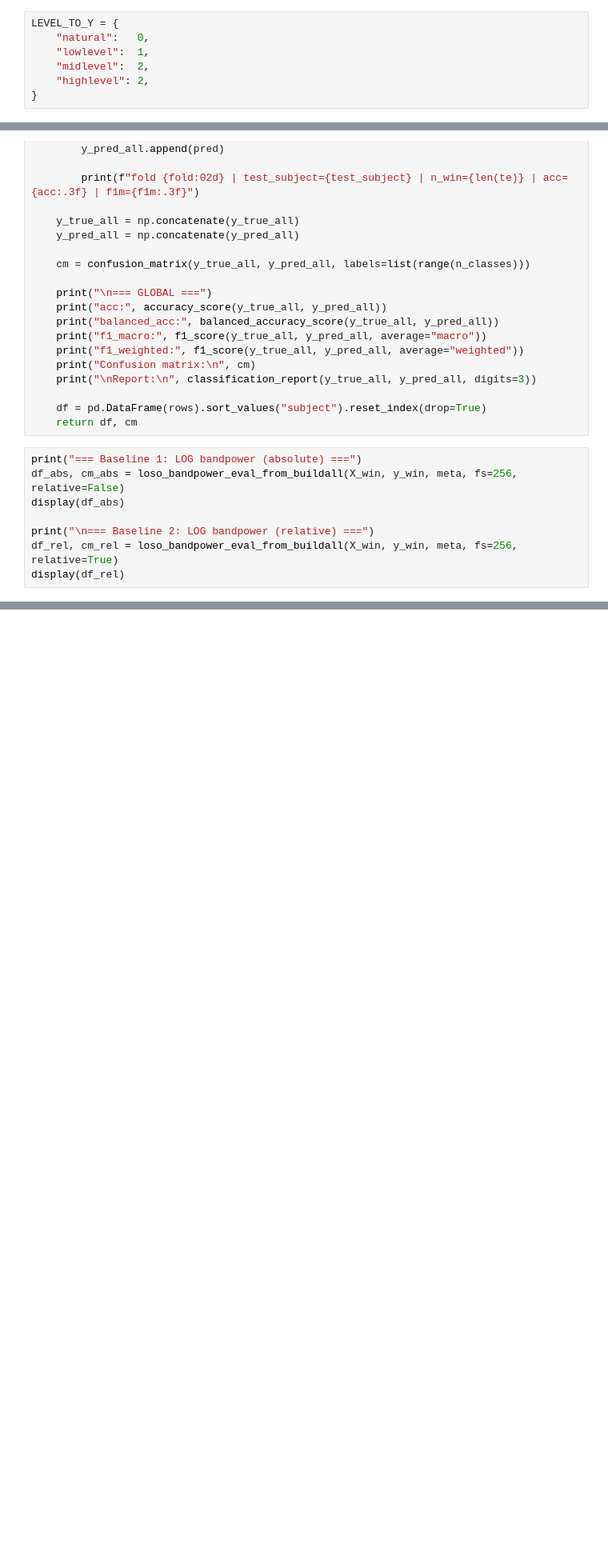
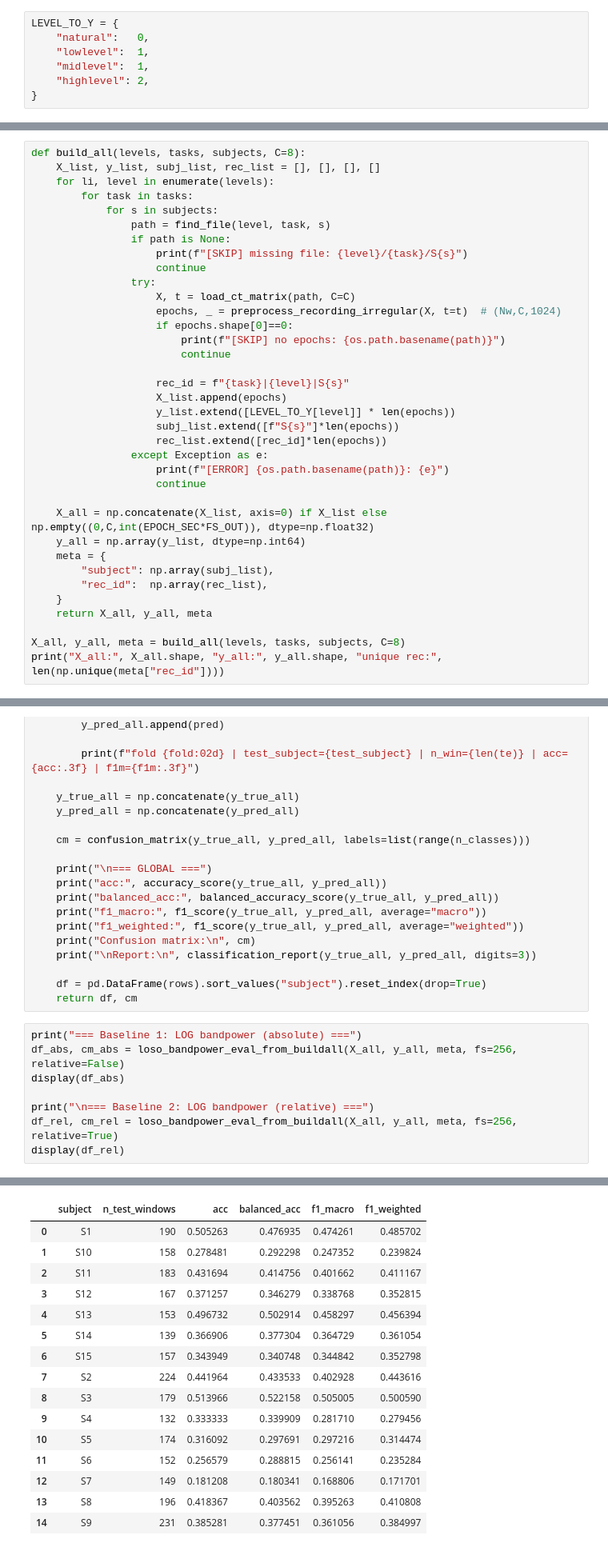
Before and after one commit to camillabocciolone/Leonardo-project, a Jupyter notebook: baselinebandpower.ipynb, the cells around one changed output, grey strips where cells are left out. Shown at 80% size. Drawn from its saved outputs; the diff is of its cells as text; blank space fills up the shorter version.

```diff
--- a/baselinebandpower.ipynb
+++ b/baselinebandpower.ipynb
@@ -1100,6 +1065,6 @@ weighted avg      0.329     0.349     0.318      2584
 LEVEL_TO_Y = {
     "natural":   0,
     "lowlevel":  1,
-    "midlevel":  2,
+    "midlevel":  1,
     "highlevel": 2,
 }
@@ -1847,0 +1314,36 @@ Fold0 recordings: 36 12 12
+# %%
+def build_all(levels, tasks, subjects, C=8):
+    X_list, y_list, subj_list, rec_list = [], [], [], []
+    for li, level in enumerate(levels):
+        for task in tasks:
+            for s in subjects:
+                path = find_file(level, task, s)
+                if path is None:
+                    print(f"[SKIP] missing file: {level}/{task}/S{s}")
+                    continue
+                try:
+                    X, t = load_ct_matrix(path, C=C)
+                    epochs, _ = preprocess_recording_irregular(X, t=t)  # (Nw,C,1024)
+                    if epochs.shape[0]==0:
+                        print(f"[SKIP] no epochs: {os.path.basename(path)}")
+                        continue
+
+                    rec_id = f"{task}|{level}|S{s}"
+                    X_list.append(epochs)
+                    y_list.extend([LEVEL_TO_Y[level]] * len(epochs))
+                    subj_list.extend([f"S{s}"]*len(epochs))
+                    rec_list.extend([rec_id]*len(epochs))
+                except Exception as e:
+                    print(f"[ERROR] {os.path.basename(path)}: {e}")
+                    continue
+
+    X_all = np.concatenate(X_list, axis=0) if X_list else np.empty((0,C,int(EPOCH_SEC*FS_OUT)), dtype=np.float32)
+    y_all = np.array(y_list, dtype=np.int64)
+    meta = {
+        "subject": np.array(subj_list),
+        "rec_id":  np.array(rec_list),
+    }
+    return X_all, y_all, meta
+
+X_all, y_all, meta = build_all(levels, tasks, subjects, C=8)
+print("X_all:", X_all.shape, "y_all:", y_all.shape, "unique rec:", len(np.unique(meta["rec_id"])))
@@ -1959,11 +1463,11 @@ def loso_bandpower_eval_from_buildall(X_all, y_all, meta, fs=256, relative=False
     return df, cm
 # %%
 print("=== Baseline 1: LOG bandpower (absolute) ===")
-df_abs, cm_abs = loso_bandpower_eval_from_buildall(X_win, y_win, meta, fs=256, relative=False)
+df_abs, cm_abs = loso_bandpower_eval_from_buildall(X_all, y_all, meta, fs=256, relative=False)
 display(df_abs)
 
 print("\n=== Baseline 2: LOG bandpower (relative) ===")
-df_rel, cm_rel = loso_bandpower_eval_from_buildall(X_win, y_win, meta, fs=256, relative=True)
+df_rel, cm_rel = loso_bandpower_eval_from_buildall(X_all, y_all, meta, fs=256, relative=True)
 display(df_rel)
 # %% [output]
 === Baseline 1: LOG bandpower (absolute) ===
@@ -1983,0 +1504,16 @@ fold 14 | test_subject=S8 | n_win=196 | acc=0.464 | f1m=0.325
+|  | subject | n_test_windows | acc | balanced_acc | f1_macro | f1_weighted |
+| 0 | S1 | 190 | 0.505263 | 0.476935 | 0.474261 | 0.485702 |
+| 1 | S10 | 158 | 0.278481 | 0.292298 | 0.247352 | 0.239824 |
+| 2 | S11 | 183 | 0.431694 | 0.414756 | 0.401662 | 0.411167 |
+| 3 | S12 | 167 | 0.371257 | 0.346279 | 0.338768 | 0.352815 |
+| 4 | S13 | 153 | 0.496732 | 0.502914 | 0.458297 | 0.456394 |
+| 5 | S14 | 139 | 0.366906 | 0.377304 | 0.364729 | 0.361054 |
+| 6 | S15 | 157 | 0.343949 | 0.340748 | 0.344842 | 0.352798 |
+| 7 | S2 | 224 | 0.441964 | 0.433533 | 0.402928 | 0.443616 |
+| 8 | S3 | 179 | 0.513966 | 0.522158 | 0.505005 | 0.500590 |
+| 9 | S4 | 132 | 0.333333 | 0.339909 | 0.281710 | 0.279456 |
+| 10 | S5 | 174 | 0.316092 | 0.297691 | 0.297216 | 0.314474 |
+| 11 | S6 | 152 | 0.256579 | 0.288815 | 0.256141 | 0.235284 |
+| 12 | S7 | 149 | 0.181208 | 0.180341 | 0.168806 | 0.171701 |
+| 13 | S8 | 196 | 0.418367 | 0.403562 | 0.395263 | 0.410808 |
+| 14 | S9 | 231 | 0.385281 | 0.377451 | 0.361056 | 0.384997 |
```
Also changed, not shown: parts of 38 cells of this notebook.
